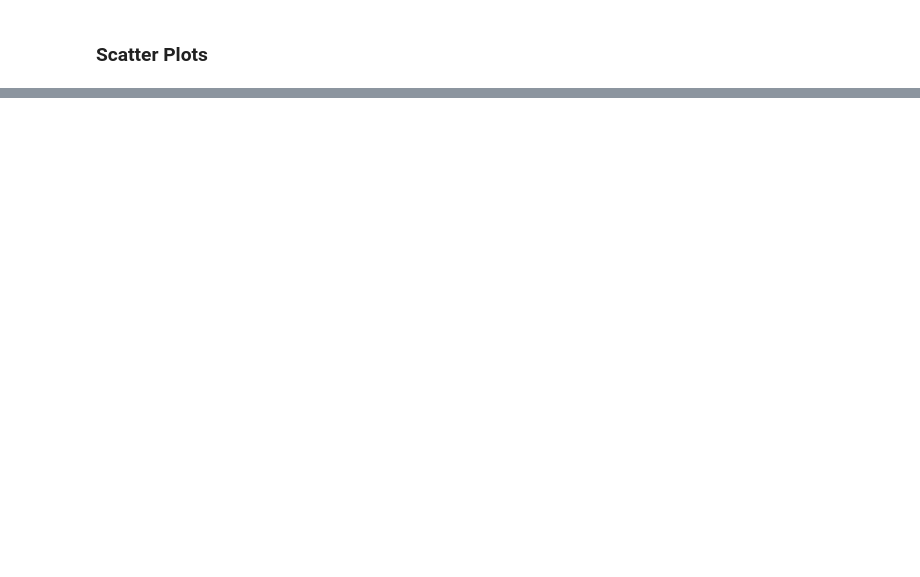
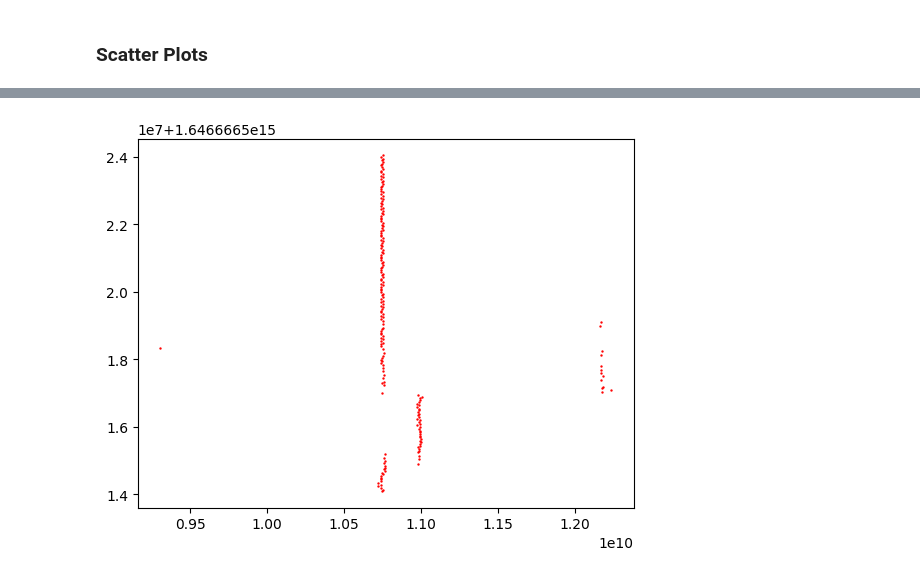
Before and after one commit to Marble879/SFC_scripts, a Jupyter notebook: LaneChange_Scripts/Hilbert_CSP.ipynb, the cells around one changed output, grey strips where cells are left out. Saved outputs shown, nothing was run; the diff lists cells and outputs as text; code cells hidden in the pictures; blank space fills up the shorter version.

```diff
--- a/LaneChange_Scripts/Hilbert_CSP.ipynb
+++ b/LaneChange_Scripts/Hilbert_CSP.ipynb
@@ -64,0 +69,8 @@ ax.scatter3D(df['accel_lon'],df['accel_trans'],df['accel_down'], color = "green"
+# %%
+# Scatter plot of CSP over time
+plt.scatter(x=df_hilbert['hilbert'],y=df_hilbert['ts'], c='red', s=0.5)
+
+# Export .png for data analysis on spreadsheet
+#plt.savefig('testhilbert.png', transparent=True)
+# %% [output]
+[figure, added]
```
Also changed, not shown: parts of 7 cells of this notebook, 3 other files.
